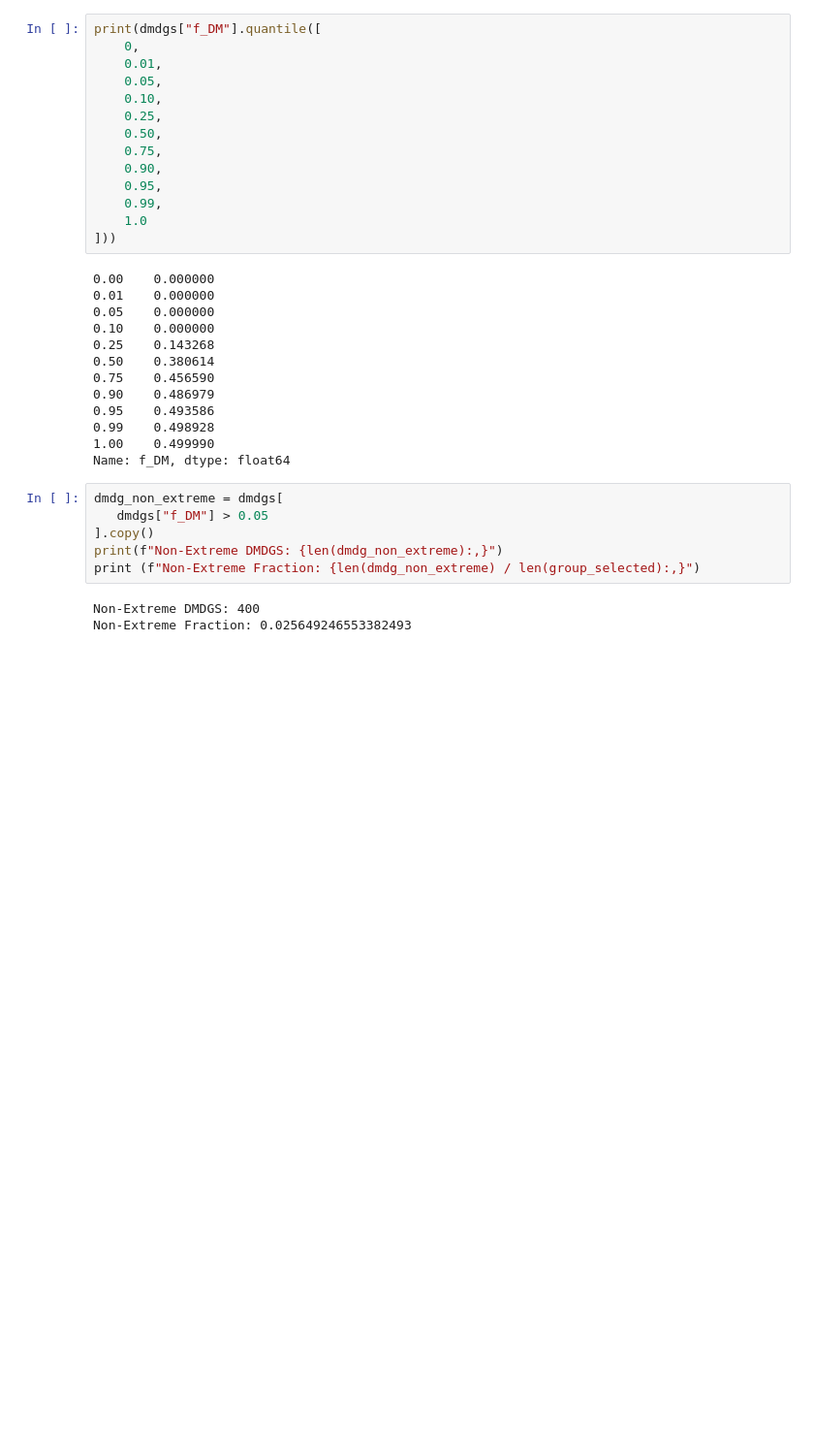
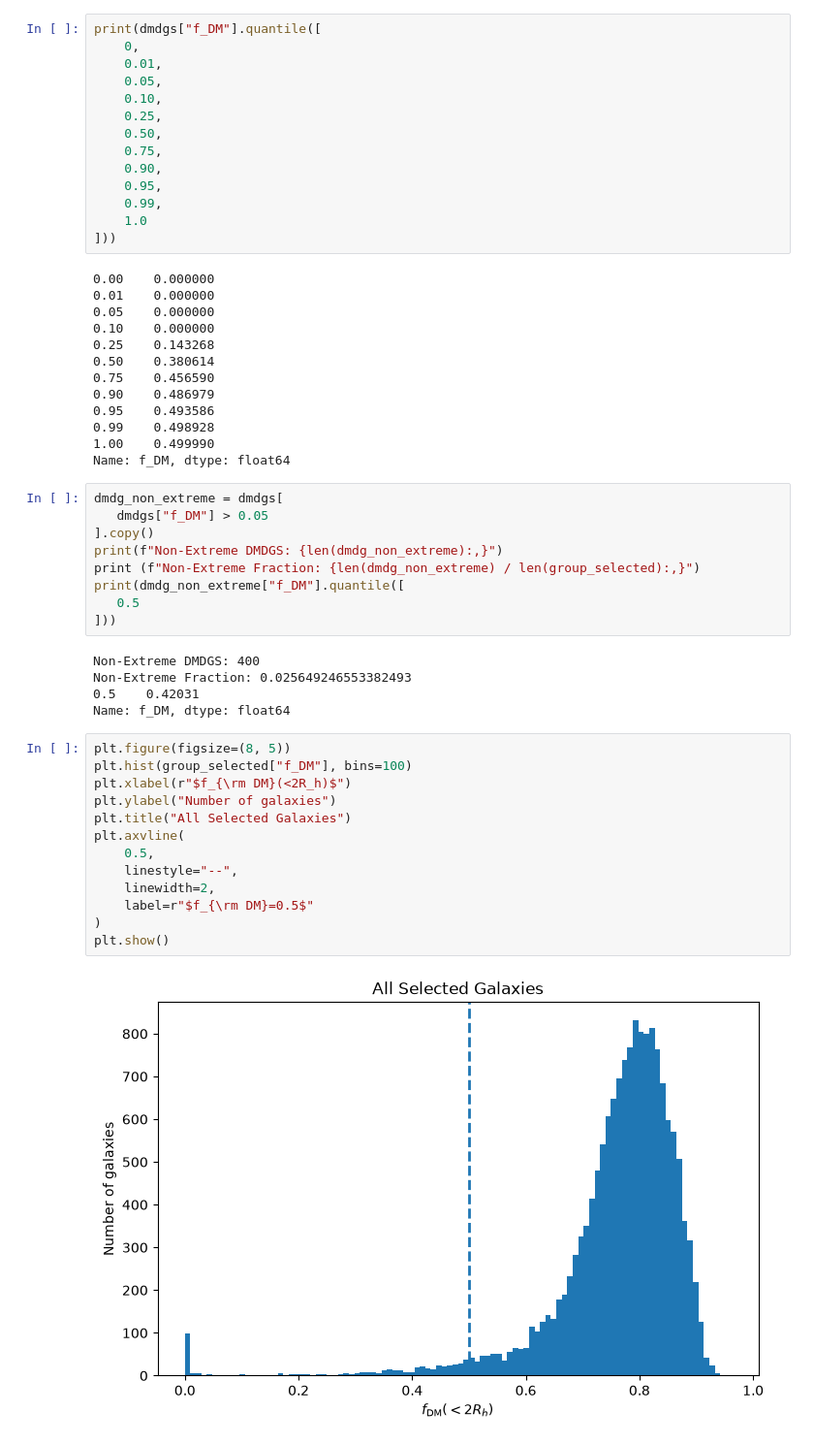
Before and after one commit to adalynn-le/DMDeficientGalaxyTNG, a Jupyter notebook: notebooks/05_literature_replication.ipynb, the cells around one changed output. Shown at 97% size. Saved outputs shown, nothing was run; the diff lists cells and outputs as text; blank space fills up the shorter version.

```diff
--- a/notebooks/05_literature_replication.ipynb
+++ b/notebooks/05_literature_replication.ipynb
@@ -126,6 +126,26 @@ dmdg_non_extreme = dmdgs[
 ].copy()
 print(f"Non-Extreme DMDGS: {len(dmdg_non_extreme):,}")
 print (f"Non-Extreme Fraction: {len(dmdg_non_extreme) / len(group_selected):,}")
+print(dmdg_non_extreme["f_DM"].quantile([
+   0.5
+]))
 # %% [output]
 Non-Extreme DMDGS: 400
 Non-Extreme Fraction: 0.025649246553382493
+0.5    0.42031
+Name: f_DM, dtype: float64
+# %%
+plt.figure(figsize=(8, 5))
+plt.hist(group_selected["f_DM"], bins=100)
+plt.xlabel(r"$f_{\rm DM}(<2R_h)$")
+plt.ylabel("Number of galaxies")
+plt.title("All Selected Galaxies")
+plt.axvline(
+    0.5,
+    linestyle="--",
+    linewidth=2,
+    label=r"$f_{\rm DM}=0.5$"
+)
+plt.show()
+# %% [output]
+[figure, added]
```
Also changed, not shown: parts of 1 cell of this notebook, 17 other files.
